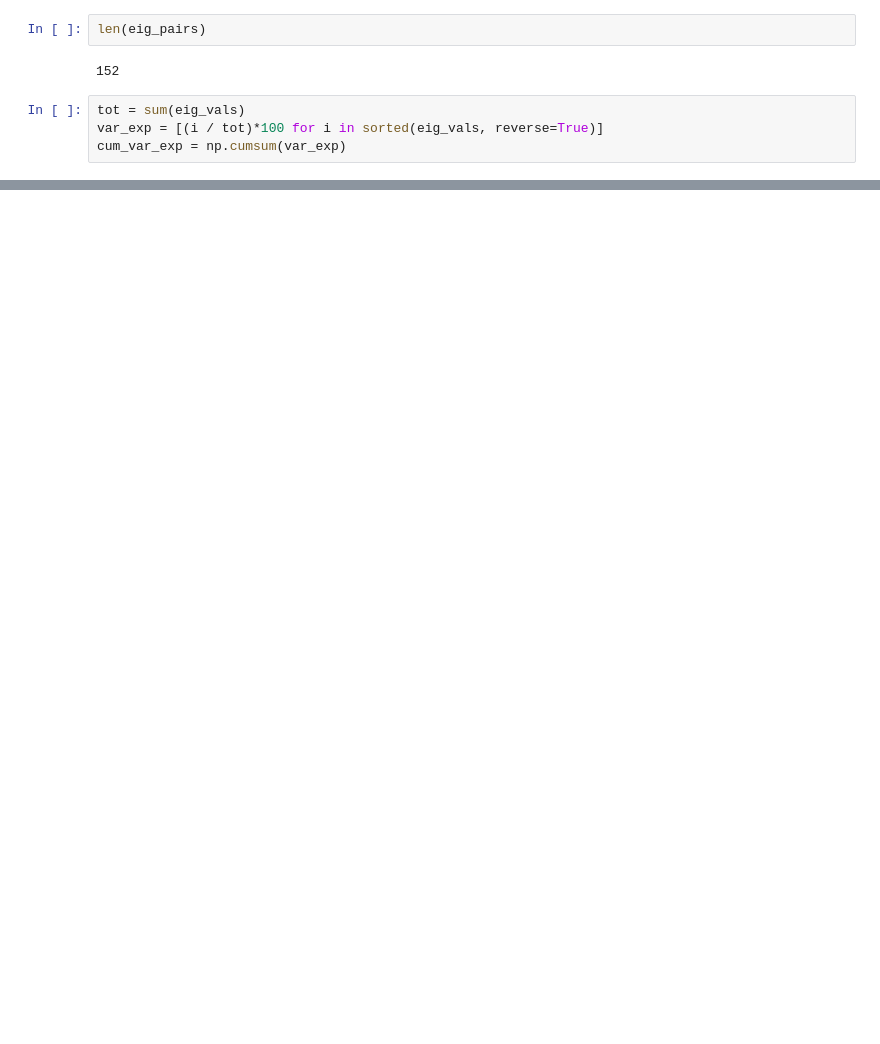
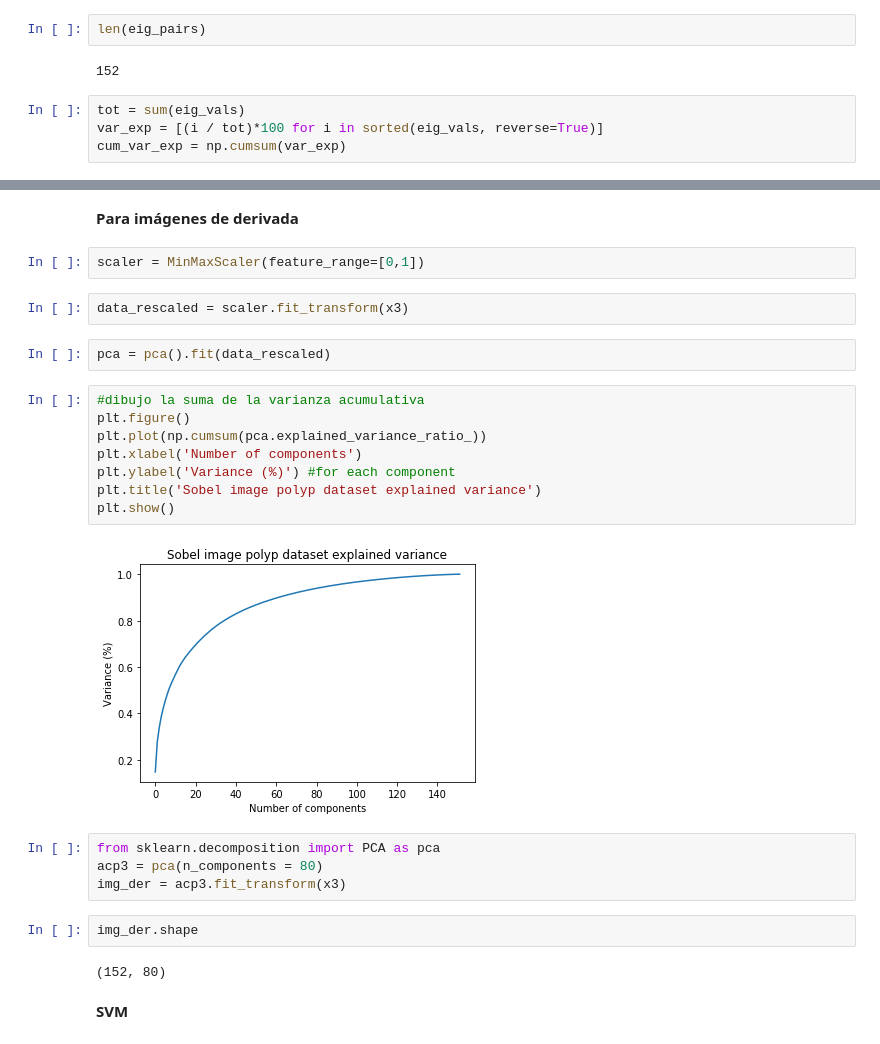
Before and after one commit to FranklinSierra/Polipos, a Jupyter notebook: notebooks/PCA.ipynb, the cells around one changed output, grey strips where cells are left out. Cells and saved outputs as stored; diff of their text form; blank space fills up the shorter version.

```diff
--- a/notebooks/PCA.ipynb
+++ b/notebooks/PCA.ipynb
@@ -366,0 +646,28 @@ img_mix.shape
+# %% [markdown]
+**Para imágenes de derivada**
+# %%
+scaler = MinMaxScaler(feature_range=[0,1])
+# %%
+data_rescaled = scaler.fit_transform(x3)
+# %%
+pca = pca().fit(data_rescaled)
+# %%
+#dibujo la suma de la varianza acumulativa
+plt.figure()
+plt.plot(np.cumsum(pca.explained_variance_ratio_))
+plt.xlabel('Number of components')
+plt.ylabel('Variance (%)') #for each component
+plt.title('Sobel image polyp dataset explained variance')
+plt.show()
+# %% [output]
+[figure, added]
+# %%
+from sklearn.decomposition import PCA as pca
+acp3 = pca(n_components = 80)
+img_der = acp3.fit_transform(x3)
+# %%
+img_der.shape
+# %% [output]
+(152, 80)
+# %% [markdown]
+**SVM**
```
Also changed, not shown: parts of 67 cells of this notebook, 1 other file.
